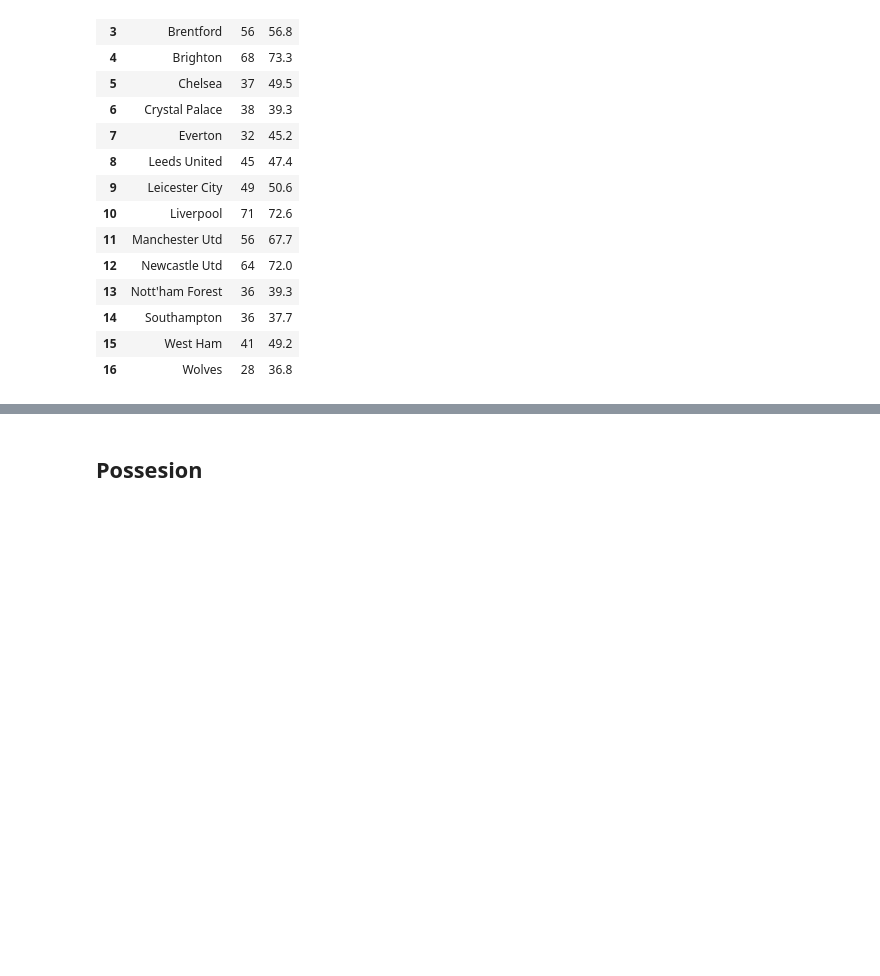
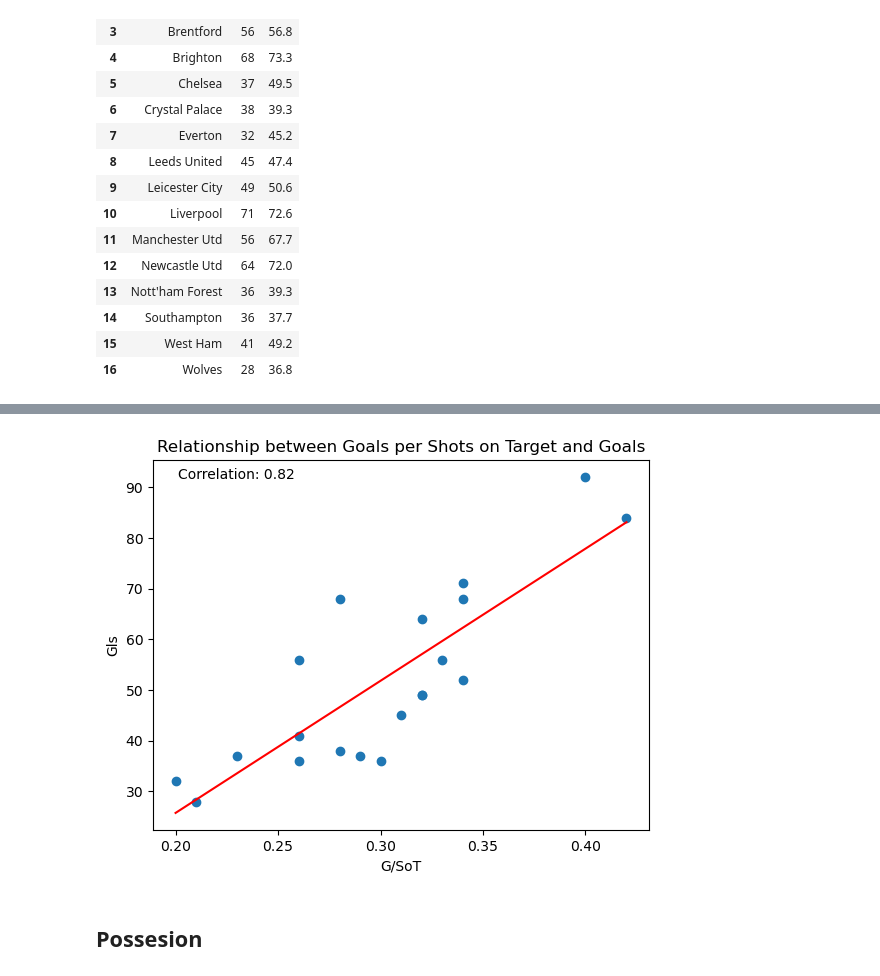
Before and after one commit to ayomidecole/Prem2022-23-data, a Jupyter notebook: prem_data_analysis.ipynb, the cells around one changed output, grey strips where cells are left out. Cells and saved outputs as stored; diff of their text form; code cells hidden in the pictures; blank space fills up the shorter version.

```diff
--- a/prem_data_analysis.ipynb
+++ b/prem_data_analysis.ipynb
@@ -145,0 +167,4 @@ underperformed_xG.set_index(np.arange(1, len(underperformed_xG)+1))[['Squad', 'G
+# %%
+goals_SoT = goals_SoT_5 = shooting.sort_values('G/SoT', ascending=False).reset_index(drop=True)
+goals_SoT.index = goals_SoT.index + 1
+goals_SoT[['Squad', 'G/SoT', 'Gls']]
@@ -146,3 +189,25 @@ underperformed_xG.set_index(np.arange(1, len(underperformed_xG)+1))[['Squad', 'G
+# %%
+# Calculate line of best fit
+slope, intercept, r_value, p_value, std_err = linregress(goals_SoT['G/SoT'], goals_SoT['Gls'])
+line = slope * goals_SoT['G/SoT'] + intercept
+
+# Plot scatter plot with line of best fit
+plt.scatter(goals_SoT['G/SoT'], goals_SoT['Gls'])
+plt.plot(goals_SoT['G/SoT'], line, color='red', label='Line of Best Fit')
+
+# Add labels and title
+plt.xlabel('G/SoT')
+plt.ylabel('Gls')
+plt.title('Relationship between Goals per Shots on Target and Goals')
+
+# Calculate Pearson correlation coefficient
+correlation, _ = pearsonr(goals_SoT['G/SoT'], goals_SoT['Gls'])
+plt.text(0.05, 0.95, f'Correlation: {correlation:.2f}', transform=plt.gca().transAxes)
+
+# Show the plot
+plt.show()
+# %% [output]
+[figure, added]
 # %% [markdown]
 ## Possesion
 # %%
```
Also changed, not shown: parts of 10 cells of this notebook.
